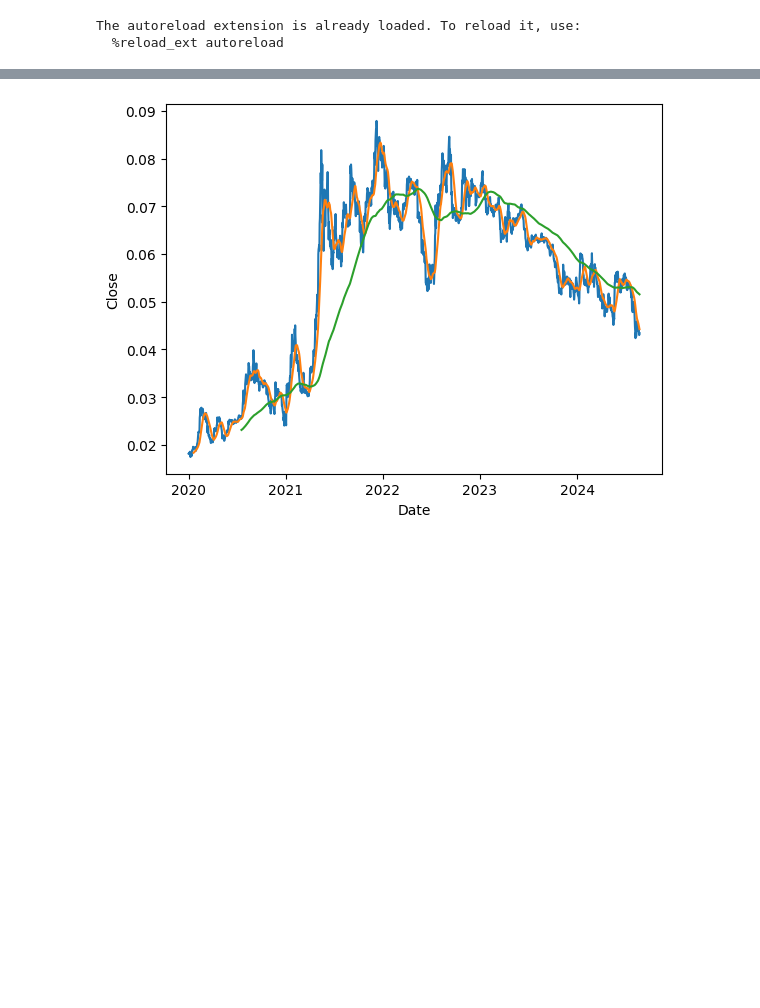
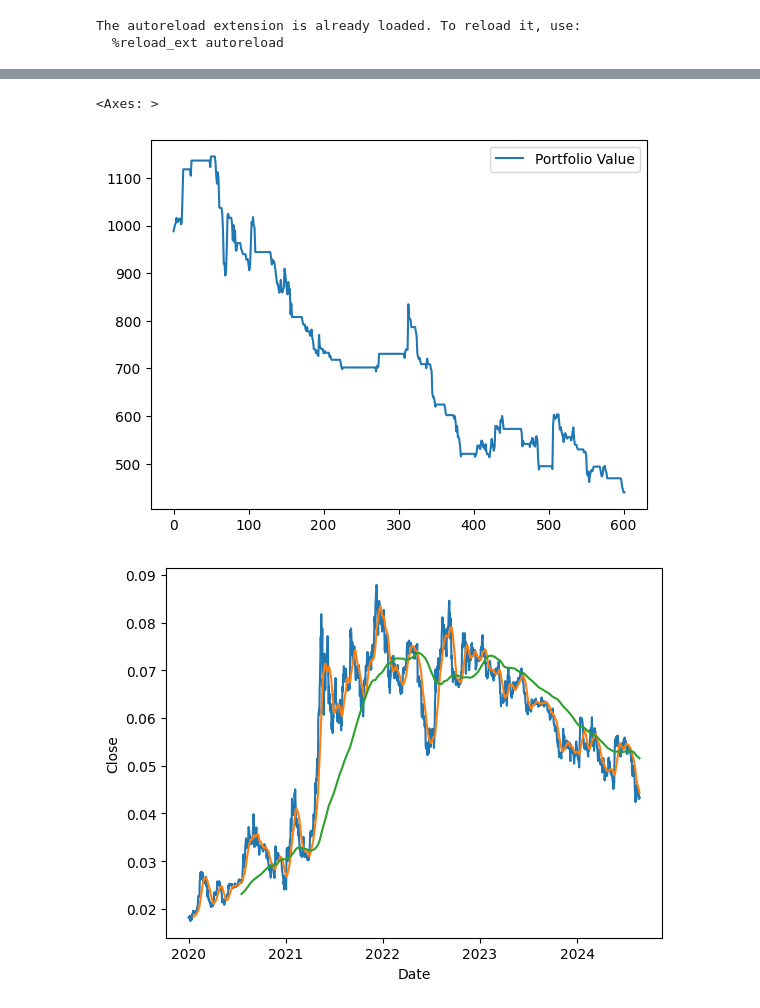
Before and after one commit to HdamaGIT/daman-trading, a Jupyter notebook: trading_system/main.ipynb, the cells around one changed output, grey strips where cells are left out. Saved outputs shown, nothing was run; the diff lists cells and outputs as text; code cells hidden in the pictures; blank space fills up the shorter version.

```diff
--- a/trading_system/main.ipynb
+++ b/trading_system/main.ipynb
@@ -82,3 +71,9 @@ plot_prices_positions_and_portfolio(dic)
+# %%
+portfolio_values_df = pd.DataFrame(dic['backtest_details']['portfolio_value'], columns=['Portfolio Value'])
+sns.lineplot(portfolio_values_df)
+# %% [output]
+<Axes: >
+[figure, added]
 # %%
 ################################################################################
 ################################PLOTSPLOTSPLOTS#################################
```
Also changed, not shown: parts of 17 cells of this notebook, 6 other files.
